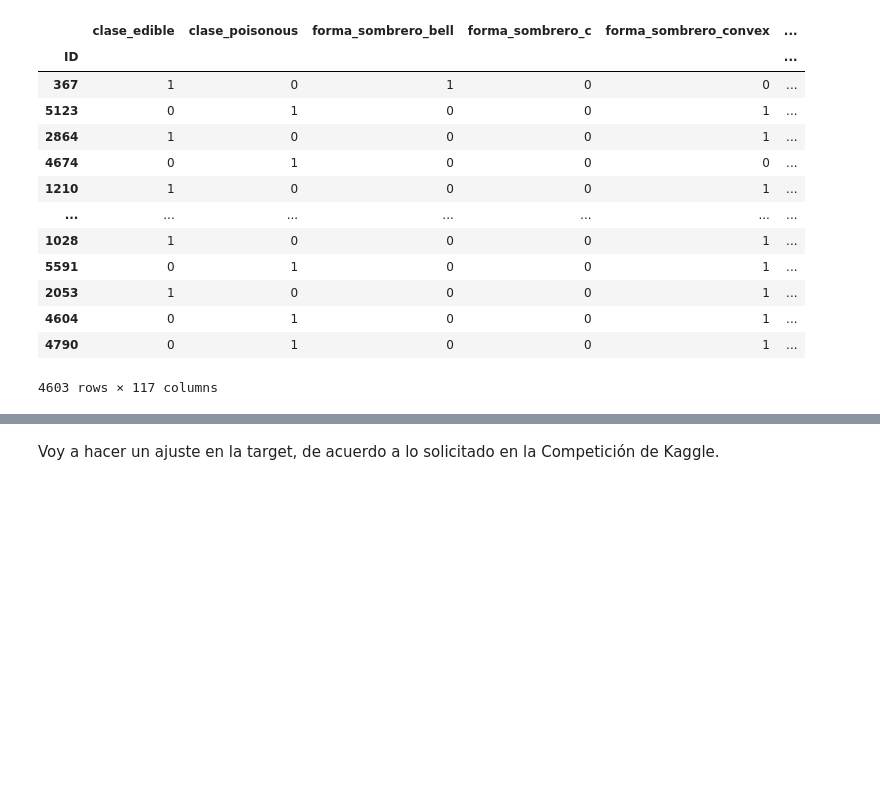
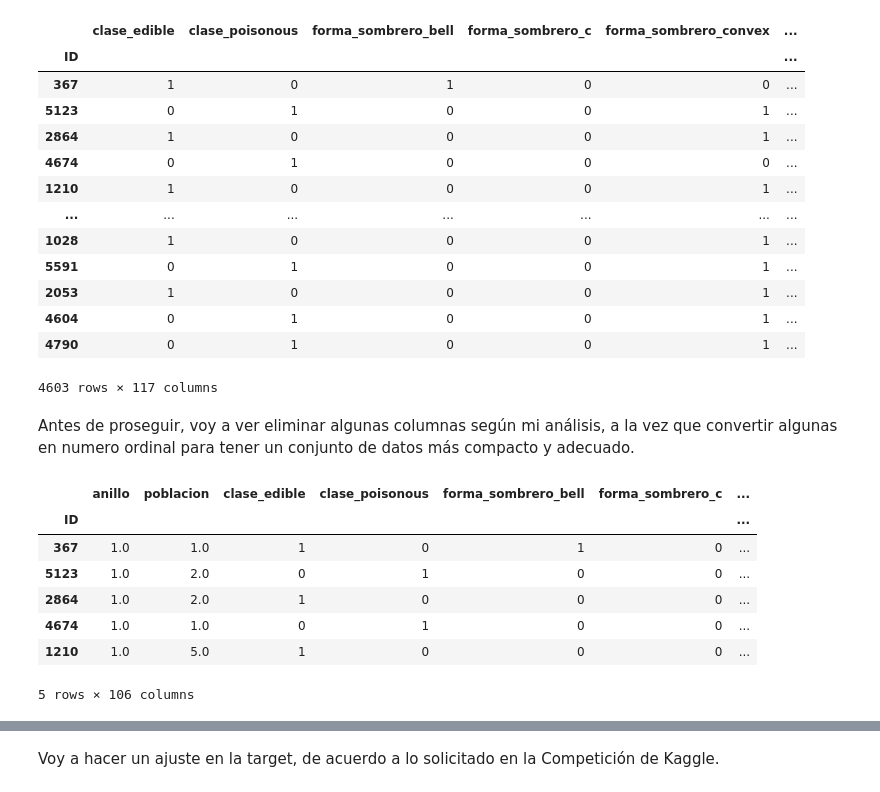
Before and after one commit to angelgvill/DS102024, a Jupyter notebook: 3-MachineLearning/2-Supervisado/Ejercicios/ejercicio_Kaggle2_setas.ipynb, the cells around one changed output, grey strips where cells are left out. Saved outputs shown, nothing was run; the diff lists cells and outputs as text; code cells hidden in the pictures; blank space fills up the shorter version.

```diff
--- a/3-MachineLearning/2-Supervisado/Ejercicios/ejercicio_Kaggle2_setas.ipynb
+++ b/3-MachineLearning/2-Supervisado/Ejercicios/ejercicio_Kaggle2_setas.ipynb
@@ -440,3 +466,57 @@ df_numeric
 | 4604 | 0 | 1 | 0 | 0 | 1 | ... |
 | 4790 | 0 | 1 | 0 | 0 | 1 | ... |
 4603 rows × 117 columns
+# %% [markdown]
+Antes de proseguir, voy a ver eliminar algunas columnas según mi análisis, a la vez que convertir algunas en numero ordinal para tener un conjunto de datos más compacto y adecuado.
+# %%
+def convert_to_numeric_better(df):
+    df_numeric2 = df.copy()  # Copia para no modificar el original
+
+
+    # Para las columnas específicas, usamos OrdinalEncoder
+    encoder_anillo = OrdinalEncoder(categories=[['null', 'one', 'two']])
+
+    # Agregar las categorías que ya existen en los datos
+    encoder_poblacion = OrdinalEncoder(categories=[['solitary', 'scattered', 'several', 'clustered', 'numerous', 'abundant']])
+
+    # Convertir 'anillo' con OrdinalEncoder
+    df_numeric2['anillo'] = encoder_anillo.fit_transform(df_numeric2[['anillo']])
+
+    # Convertir 'población' con OrdinalEncoder
+    df_numeric2['poblacion'] = encoder_poblacion.fit_transform(df_numeric2[['poblacion']])
+
+    # Para el resto de las columnas, usamos MultiLabelBinarizer
+    mlb = MultiLabelBinarizer()
+    for column in df_numeric2.columns:
+        if column not in ['anillo', 'poblacion']:  # Evitar las columnas que ya hemos procesado
+            # Convertimos a lista de etiquetas
+            df_numeric2[column] = df_numeric2[column].apply(lambda x: [x] if isinstance(x, str) else [])
+
+            # Aplicamos el MultiLabelBinarizer
+            binarized = mlb.fit_transform(df_numeric2[column])
+            labels = mlb.classes_
+
+            # Creamos nuevas columnas para las etiquetas
+            for idx, label in enumerate(labels):
+                df_numeric2[f'{column}_{label}'] = binarized[:, idx]
+
+            # Eliminamos la columna original
+            df_numeric2.drop(columns=[column], inplace=True)
+
+    # Eliminamos las columnas cuyo nombre contenga 'null', 'None' o '?'
+    columns_to_drop = [col for col in df_numeric2.columns if 'null' in col or 'None' in col or '?' in col]
+    df_numeric2.drop(columns=columns_to_drop, inplace=True)
+
+    return df_numeric2
+# %%
+df_numeric2 = convert_to_numeric_better (df_0)
+df_numeric2.head()
+# %% [output]
+|  | anillo | poblacion | clase_edible | clase_poisonous | forma_sombrero_bell | forma_sombrero_c | ... |
+| ID |  |  |  |  |  |  | ... |
+| 367 | 1.0 | 1.0 | 1 | 0 | 1 | 0 | ... |
+| 5123 | 1.0 | 2.0 | 0 | 1 | 0 | 0 | ... |
+| 2864 | 1.0 | 2.0 | 1 | 0 | 0 | 0 | ... |
+| 4674 | 1.0 | 1.0 | 0 | 1 | 0 | 0 | ... |
+| 1210 | 1.0 | 5.0 | 1 | 0 | 0 | 0 | ... |
+5 rows × 106 columns
```
Also changed, not shown: parts of 22 cells of this notebook, 1 other file.
